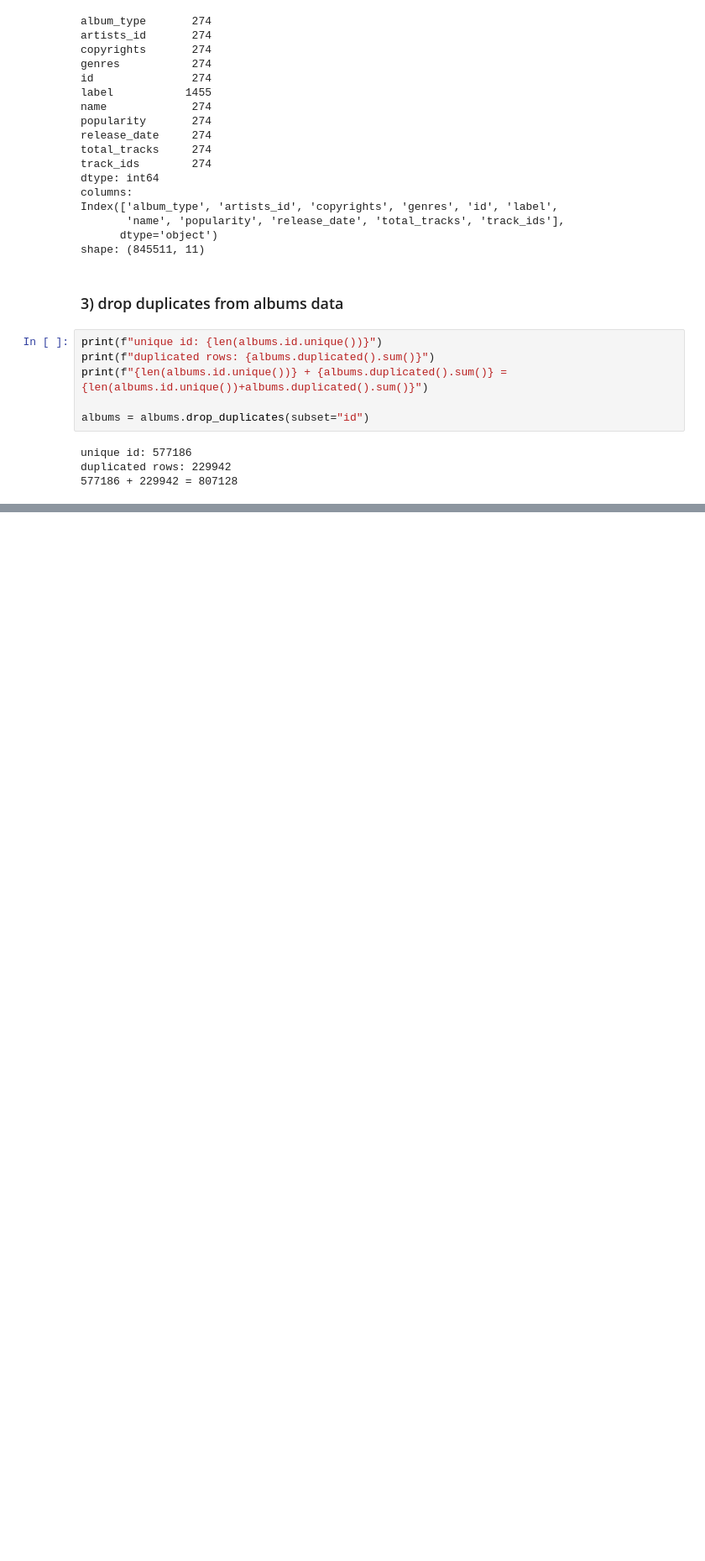
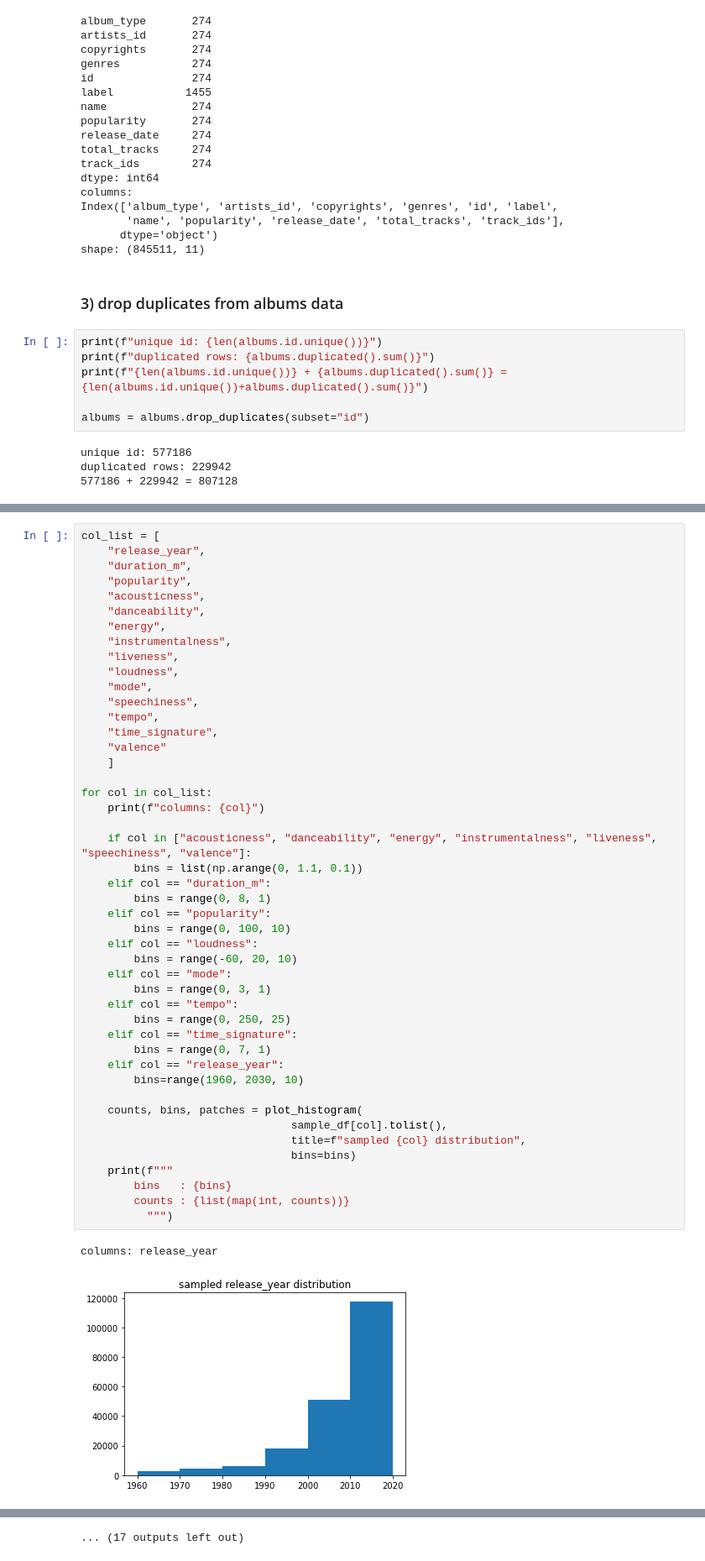
Before and after one commit to jong-inn/music_clustering_recommendation, a Jupyter notebook: eda_tracks_audio_features.ipynb, the cells around one changed output, grey strips where cells are left out. Shown at 84% size. Saved outputs shown, nothing was run; the diff lists cells and outputs as text; blank space fills up the shorter version.

```diff
--- a/eda_tracks_audio_features.ipynb
+++ b/eda_tracks_audio_features.ipynb
@@ -291,0 +450,49 @@ plot_histogram(joined_df.release_year_bin.tolist(), bins=range(1960, 2030, 10))
+# %%
+col_list = [
+    "release_year",
+    "duration_m",
+    "popularity",
+    "acousticness",
+    "danceability",
+    "energy",
+    "instrumentalness",
+    "liveness",
+    "loudness",
+    "mode",
+    "speechiness",
+    "tempo",
+    "time_signature",
+    "valence"
+    ]
+
+for col in col_list:
+    print(f"columns: {col}")
+
+    if col in ["acousticness", "danceability", "energy", "instrumentalness", "liveness", "speechiness", "valence"]:
+        bins = list(np.arange(0, 1.1, 0.1))
+    elif col == "duration_m":
+        bins = range(0, 8, 1)
+    elif col == "popularity":
+        bins = range(0, 100, 10)
+    elif col == "loudness":
+        bins = range(-60, 20, 10)
+    elif col == "mode":
+        bins = range(0, 3, 1)
+    elif col == "tempo":
+        bins = range(0, 250, 25)
+    elif col == "time_signature":
+        bins = range(0, 7, 1)
+    elif col == "release_year":
+        bins=range(1960, 2030, 10)
+
+    counts, bins, patches = plot_histogram(
+                                sample_df[col].tolist(),
+                                title=f"sampled {col} distribution",
+                                bins=bins)
+    print(f"""
+        bins   : {bins}
+        counts : {list(map(int, counts))}
+          """)
+# %% [output]
+columns: release_year
+[figure, added]
@@ -291,0 +524 @@ plot_histogram(joined_df.release_year_bin.tolist(), bins=range(1960, 2030, 10))
+... (17 outputs left out)
```
Also changed, not shown: parts of 17 cells of this notebook, 1 other file.
